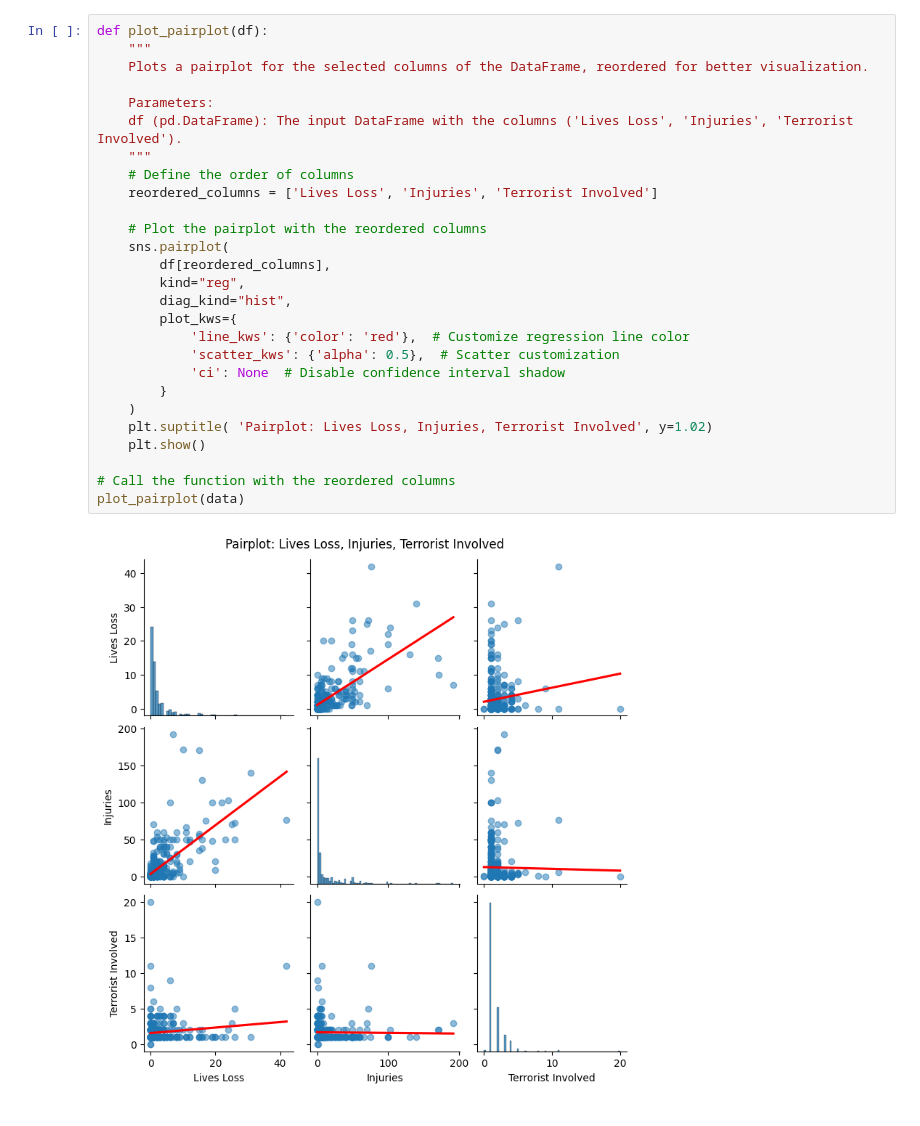
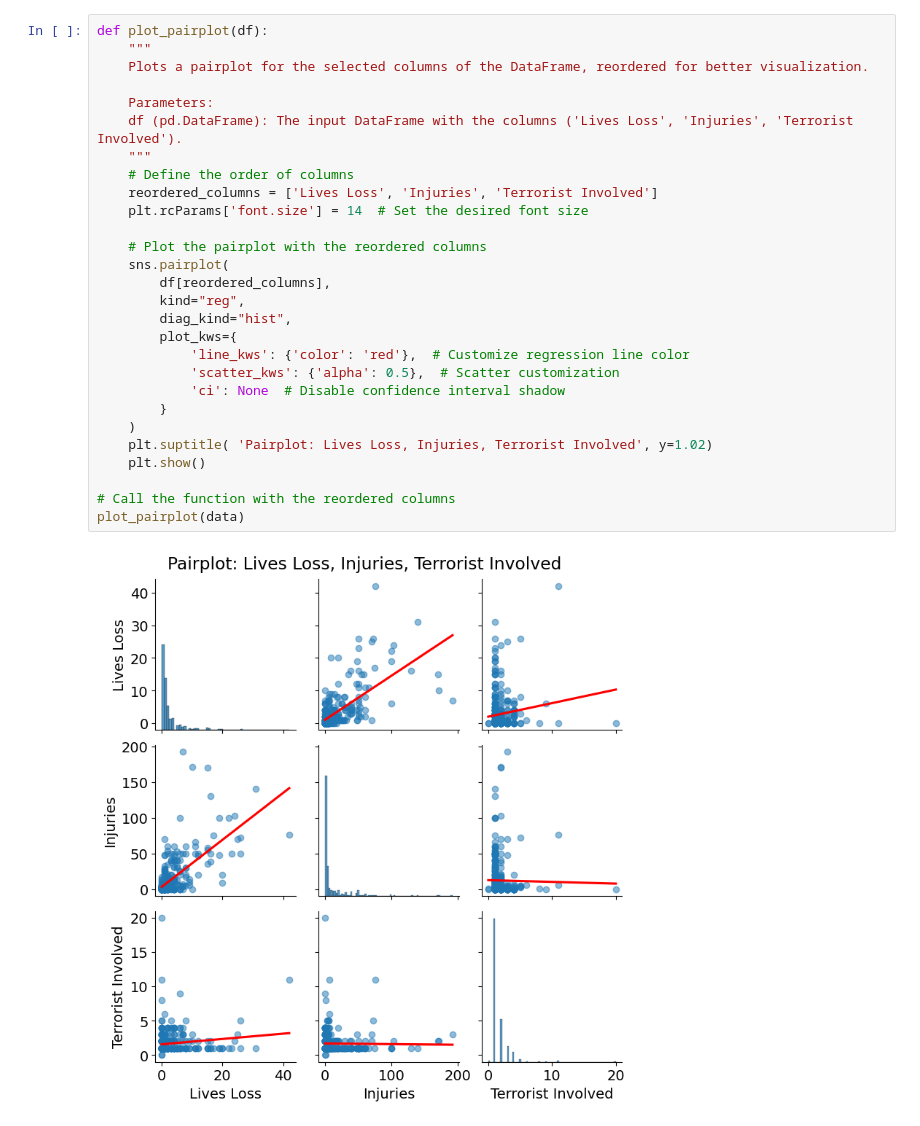
Before and after one commit to Yarin-Shohat/Terror-Attacks-Visualization, a Jupyter notebook: First Visualizations/עיצובים_חלופיים_מטלה_2.ipynb, the cells around one changed output. Saved outputs shown, nothing was run; the diff lists cells and outputs as text.

Commit message:
Increase Font in Plots

```diff
--- a/First Visualizations/עיצובים_חלופיים_מטלה_2.ipynb
+++ b/First Visualizations/עיצובים_חלופיים_מטלה_2.ipynb
@@ -53,32 +56,33 @@ print(data.head(5))
 # %%
 def plot_pairplot(df):
     """
     Plots a pairplot for the selected columns of the DataFrame, reordered for better visualization.
 
     Parameters:
     df (pd.DataFrame): The input DataFrame with the columns ('Lives Loss', 'Injuries', 'Terrorist Involved').
     """
     # Define the order of columns
     reordered_columns = ['Lives Loss', 'Injuries', 'Terrorist Involved']
+    plt.rcParams['font.size'] = 14  # Set the desired font size
 
     # Plot the pairplot with the reordered columns
     sns.pairplot(
         df[reordered_columns],
         kind="reg",
         diag_kind="hist",
         plot_kws={
             'line_kws': {'color': 'red'},  # Customize regression line color
             'scatter_kws': {'alpha': 0.5},  # Scatter customization
             'ci': None  # Disable confidence interval shadow
         }
     )
     plt.suptitle( 'Pairplot: Lives Loss, Injuries, Terrorist Involved', y=1.02)
     plt.show()
 
 # Call the function with the reordered columns
 plot_pairplot(data)
 # %% [output]
-[figure, old version]
+[figure, new version]
 # %%
 # Heatmap of correlations between 'Terrorist Involved', 'Lives Loss', and 'Injuries'
 correlation_matrix = data[['Lives Loss', 'Injuries', 'Terrorist Involved']].corr()
```
Also changed, not shown: parts of 2 cells of this notebook, 2 other files.
